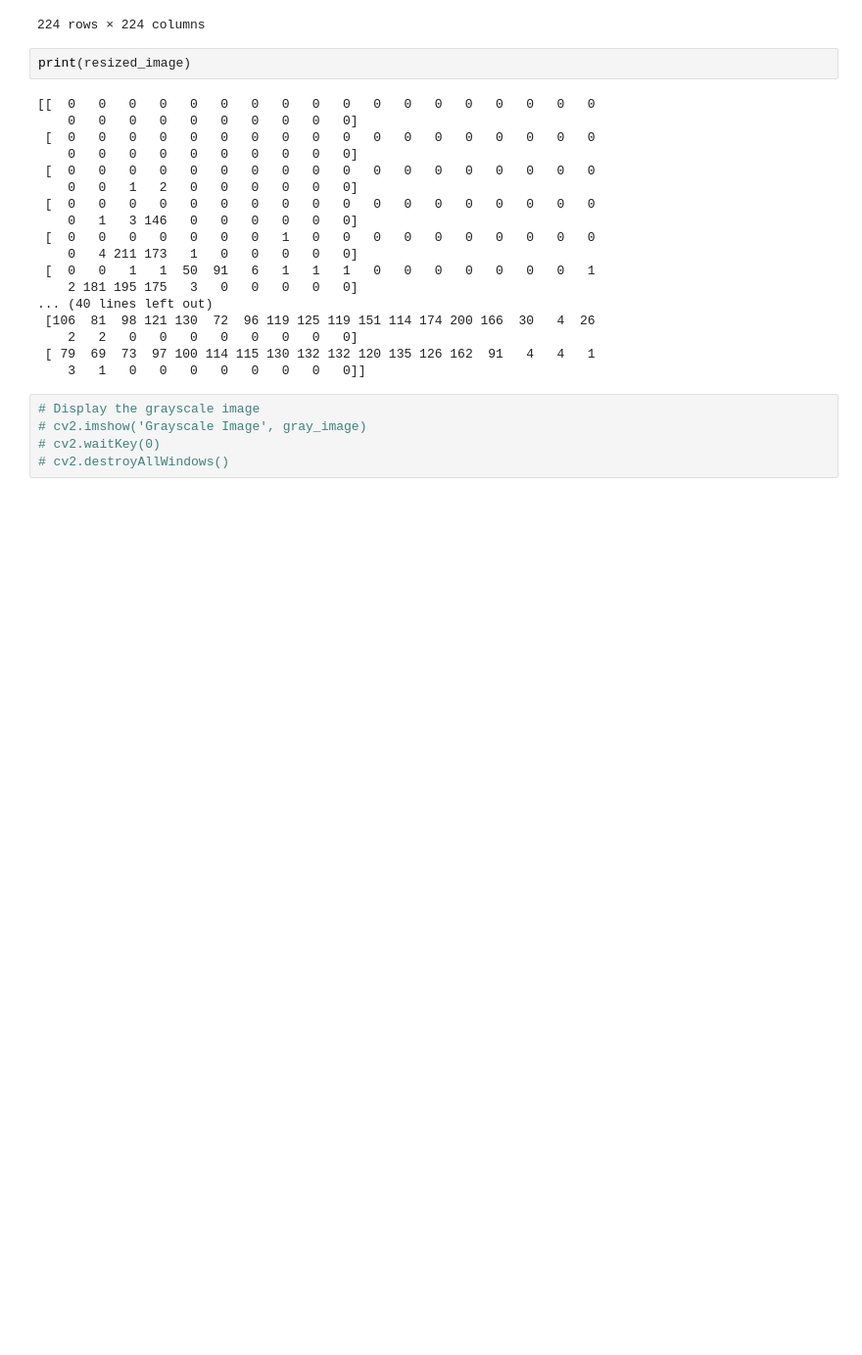
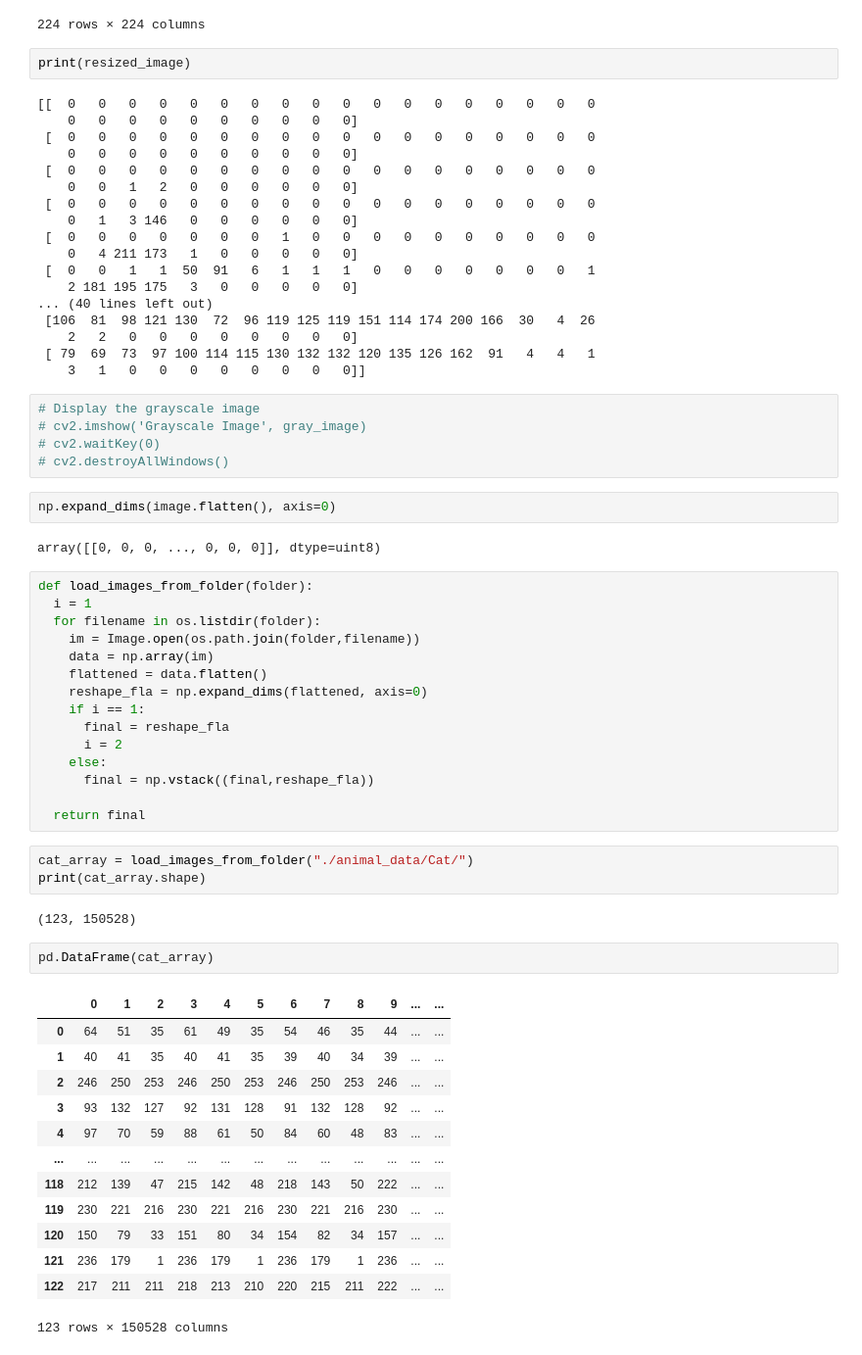
Before and after one commit to LucasMeirellesS/animals_classification, a Jupyter notebook: Animal_Classification.ipynb, the cells around one changed output. Shown at 98% size. Saved outputs shown, nothing was run; the diff lists cells and outputs as text; blank space fills up the shorter version.

```diff
--- a/Animal_Classification.ipynb
+++ b/Animal_Classification.ipynb
@@ -147,3 +149,43 @@ print(resized_image)
 # cv2.imshow('Grayscale Image', gray_image)
 # cv2.waitKey(0)
 # cv2.destroyAllWindows()
+# %%
+np.expand_dims(image.flatten(), axis=0)
+# %% [output]
+array([[0, 0, 0, ..., 0, 0, 0]], dtype=uint8)
+# %%
+def load_images_from_folder(folder):
+  i = 1
+  for filename in os.listdir(folder):
+    im = Image.open(os.path.join(folder,filename))
+    data = np.array(im)
+    flattened = data.flatten()
+    reshape_fla = np.expand_dims(flattened, axis=0)
+    if i == 1:
+      final = reshape_fla
+      i = 2
+    else:
+      final = np.vstack((final,reshape_fla))
+
+  return final
+# %%
+cat_array = load_images_from_folder("./animal_data/Cat/")
+print(cat_array.shape)
+# %% [output]
+(123, 150528)
+# %%
+pd.DataFrame(cat_array)
+# %% [output]
+|  | 0 | 1 | 2 | 3 | 4 | 5 | 6 | 7 | 8 | 9 | ... | ... |
+| 0 | 64 | 51 | 35 | 61 | 49 | 35 | 54 | 46 | 35 | 44 | ... | ... |
+| 1 | 40 | 41 | 35 | 40 | 41 | 35 | 39 | 40 | 34 | 39 | ... | ... |
+| 2 | 246 | 250 | 253 | 246 | 250 | 253 | 246 | 250 | 253 | 246 | ... | ... |
+| 3 | 93 | 132 | 127 | 92 | 131 | 128 | 91 | 132 | 128 | 92 | ... | ... |
+| 4 | 97 | 70 | 59 | 88 | 61 | 50 | 84 | 60 | 48 | 83 | ... | ... |
+| ... | ... | ... | ... | ... | ... | ... | ... | ... | ... | ... | ... | ... |
+| 118 | 212 | 139 | 47 | 215 | 142 | 48 | 218 | 143 | 50 | 222 | ... | ... |
+| 119 | 230 | 221 | 216 | 230 | 221 | 216 | 230 | 221 | 216 | 230 | ... | ... |
+| 120 | 150 | 79 | 33 | 151 | 80 | 34 | 154 | 82 | 34 | 157 | ... | ... |
+| 121 | 236 | 179 | 1 | 236 | 179 | 1 | 236 | 179 | 1 | 236 | ... | ... |
+| 122 | 217 | 211 | 211 | 218 | 213 | 210 | 220 | 215 | 211 | 222 | ... | ... |
+123 rows × 150528 columns
```
Also changed, not shown: parts of 5 cells of this notebook.
